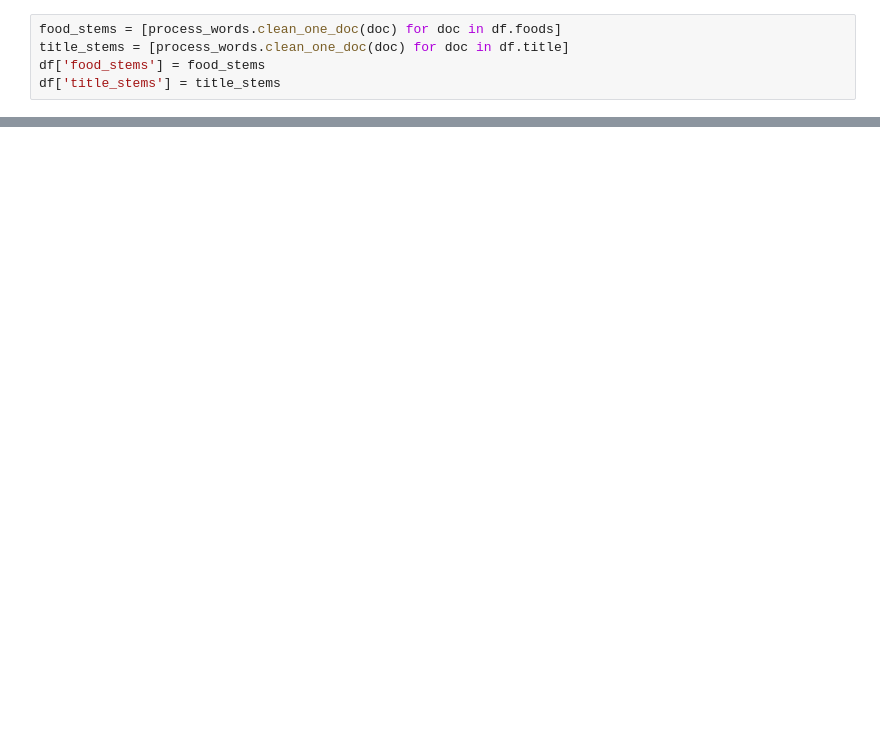
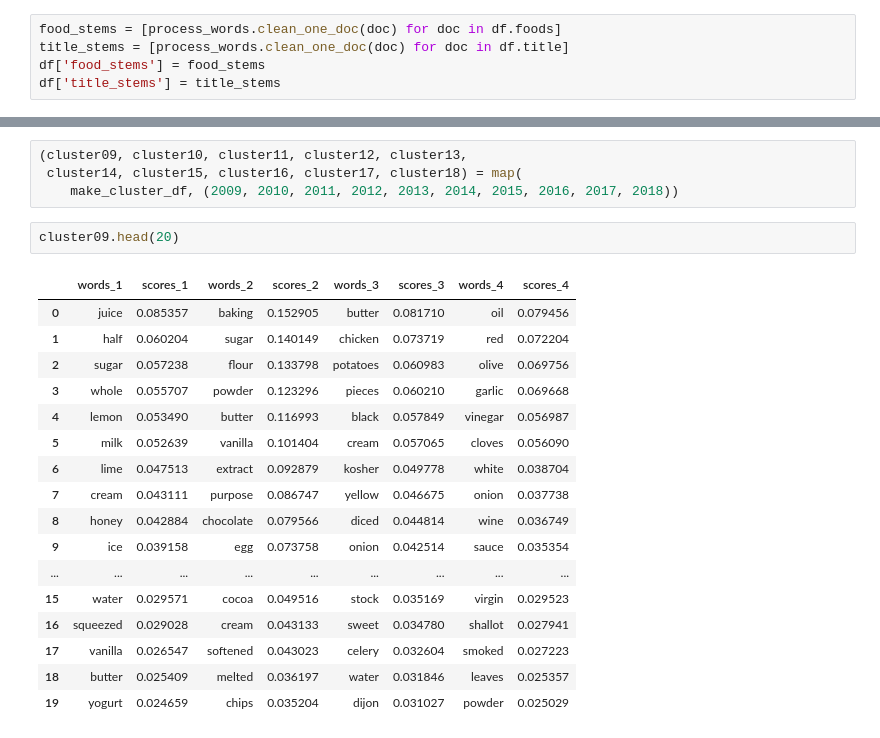
Before and after one commit to elisabeth-berg/trending-food, a Jupyter notebook: foodscrape_workbook.ipynb, the cells around one changed output, grey strips where cells are left out. Drawn from its saved outputs; the diff is of its cells as text; blank space fills up the shorter version.

```diff
--- a/foodscrape_workbook.ipynb
+++ b/foodscrape_workbook.ipynb
@@ -212,0 +72,24 @@ array([ True,  True,  True, ..., False, False, False], dtype=bool)
+# %%
+(cluster09, cluster10, cluster11, cluster12, cluster13,
+ cluster14, cluster15, cluster16, cluster17, cluster18) = map(
+    make_cluster_df, (2009, 2010, 2011, 2012, 2013, 2014, 2015, 2016, 2017, 2018))
+# %%
+cluster09.head(20)
+# %% [output]
+|  | words_1 | scores_1 | words_2 | scores_2 | words_3 | scores_3 | words_4 | scores_4 |
+| 0 | juice | 0.085357 | baking | 0.152905 | butter | 0.081710 | oil | 0.079456 |
+| 1 | half | 0.060204 | sugar | 0.140149 | chicken | 0.073719 | red | 0.072204 |
+| 2 | sugar | 0.057238 | flour | 0.133798 | potatoes | 0.060983 | olive | 0.069756 |
+| 3 | whole | 0.055707 | powder | 0.123296 | pieces | 0.060210 | garlic | 0.069668 |
+| 4 | lemon | 0.053490 | butter | 0.116993 | black | 0.057849 | vinegar | 0.056987 |
+| 5 | milk | 0.052639 | vanilla | 0.101404 | cream | 0.057065 | cloves | 0.056090 |
+| 6 | lime | 0.047513 | extract | 0.092879 | kosher | 0.049778 | white | 0.038704 |
+| 7 | cream | 0.043111 | purpose | 0.086747 | yellow | 0.046675 | onion | 0.037738 |
+| 8 | honey | 0.042884 | chocolate | 0.079566 | diced | 0.044814 | wine | 0.036749 |
+| 9 | ice | 0.039158 | egg | 0.073758 | onion | 0.042514 | sauce | 0.035354 |
+| ... | ... | ... | ... | ... | ... | ... | ... | ... |
+| 15 | water | 0.029571 | cocoa | 0.049516 | stock | 0.035169 | virgin | 0.029523 |
+| 16 | squeezed | 0.029028 | cream | 0.043133 | sweet | 0.034780 | shallot | 0.027941 |
+| 17 | vanilla | 0.026547 | softened | 0.043023 | celery | 0.032604 | smoked | 0.027223 |
+| 18 | butter | 0.025409 | melted | 0.036197 | water | 0.031846 | leaves | 0.025357 |
+| 19 | yogurt | 0.024659 | chips | 0.035204 | dijon | 0.031027 | powder | 0.025029 |
```
Also changed, not shown: parts of 38 cells of this notebook, 1 other file.
